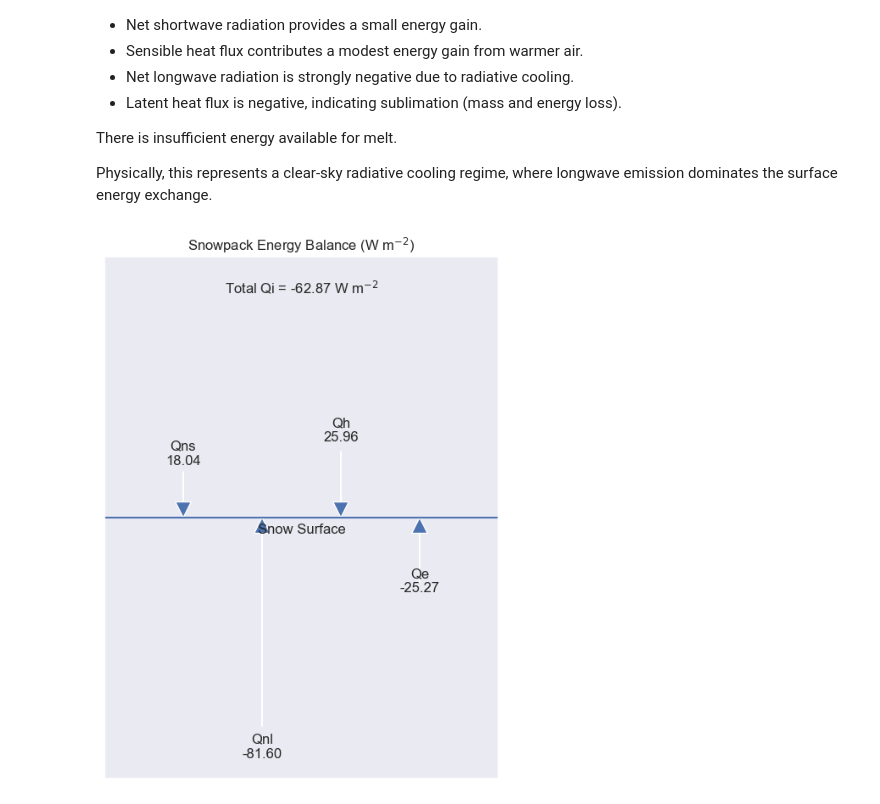
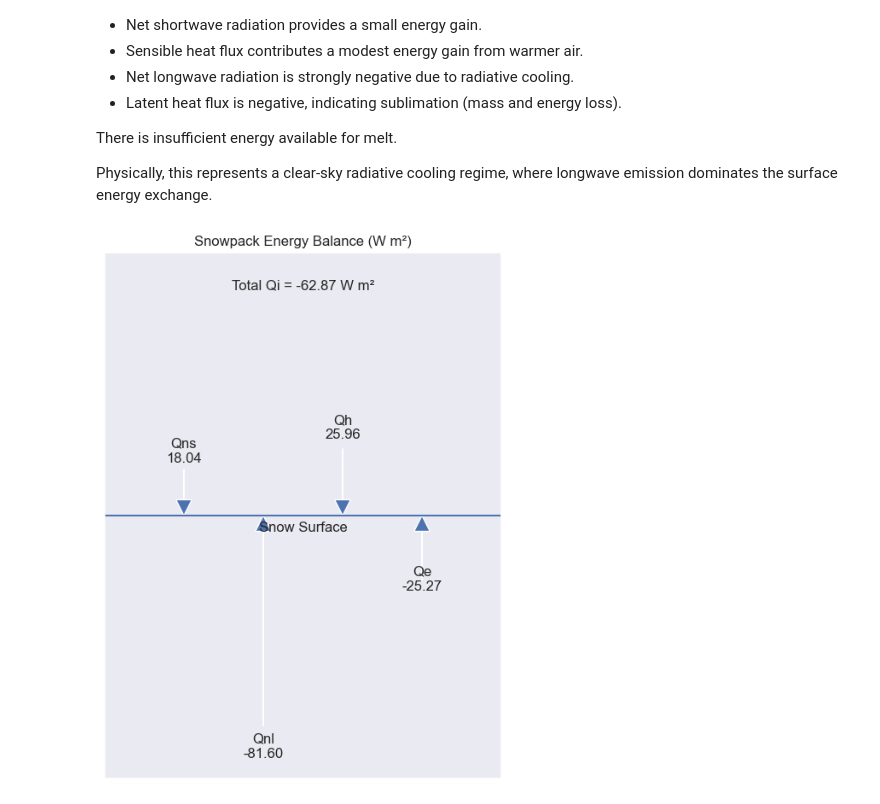
Before and after one commit to cassielumbrazo/snow_hydro_class_materials, a Jupyter notebook: snowpack_energy_balance_problem.ipynb, the cells around one changed output. Saved outputs shown, nothing was run; the diff lists cells and outputs as text; code cells hidden in the pictures.

```diff
--- a/snowpack_energy_balance_problem.ipynb
+++ b/snowpack_energy_balance_problem.ipynb
@@ -267,33 +267,33 @@ plt.figure(figsize=(6,8))
 plt.axhline(0)
 plt.text(0, -0.3, "Snow Surface", ha='center')
 
 x_positions = [-1.5, -0.5, 0.5, 1.5]
 
 # Scale arrows based on largest magnitude
 max_flux = max(abs(v) for v in fluxes.values())
 scale = 4 / max_flux
 
 for (label, value), x in zip(fluxes.items(), x_positions):
     arrow_length = value * scale
 
     # Draw arrow (positive downward = energy gain)
     plt.arrow(x, arrow_length, 0, -arrow_length,
               length_includes_head=True, head_width=0.2)
 
     plt.text(x, arrow_length*1.15,
              f"{label}\n{value:.2f}",
              ha='center')
 
 plt.xlim(-2.5, 2.5)
 plt.ylim(-5, 5)
 plt.xticks([])
 plt.yticks([])
-plt.title("Snowpack Energy Balance (W m$^{-2}$)")
+plt.title("Snowpack Energy Balance (W m²)")
 
 plt.text(0, 4.3,
-         f"Total Qi = {Qi:.2f} W m$^{{-2}}$",
+         f"Total Qi = {Qi:.2f} W m²",
          ha='center')
 
 plt.show()
 # %% [output]
-[figure, old version]
+[figure, new version]
```
Also changed, not shown: parts of 1 cell of this notebook.
